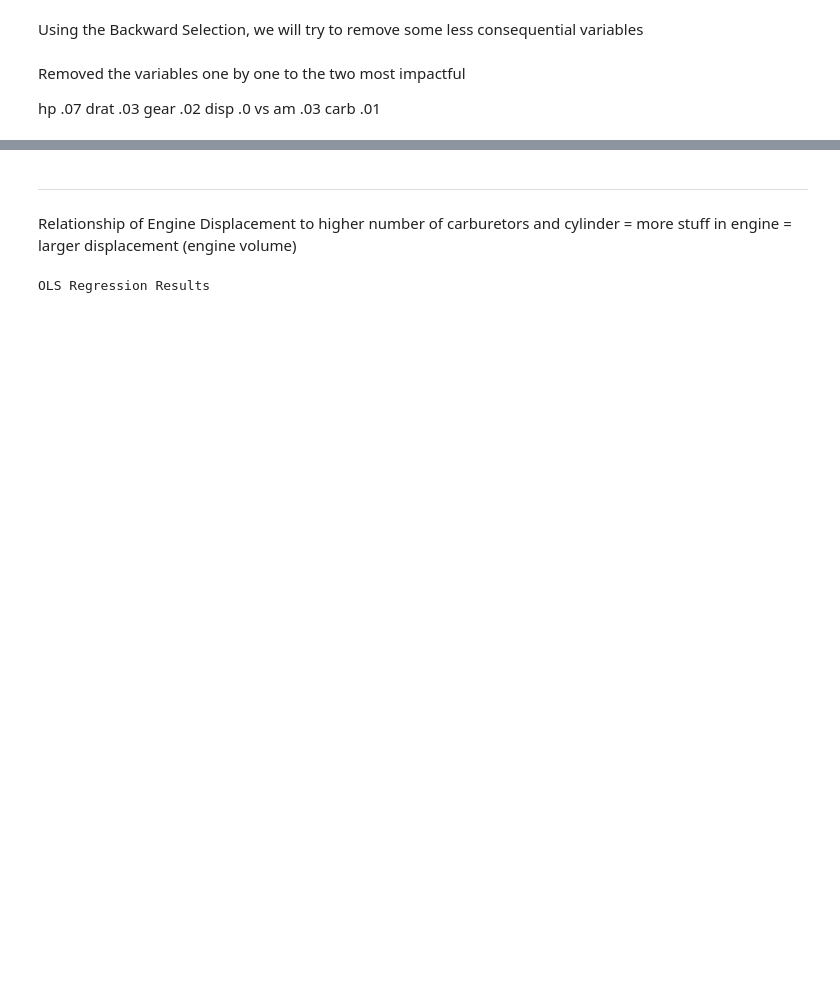
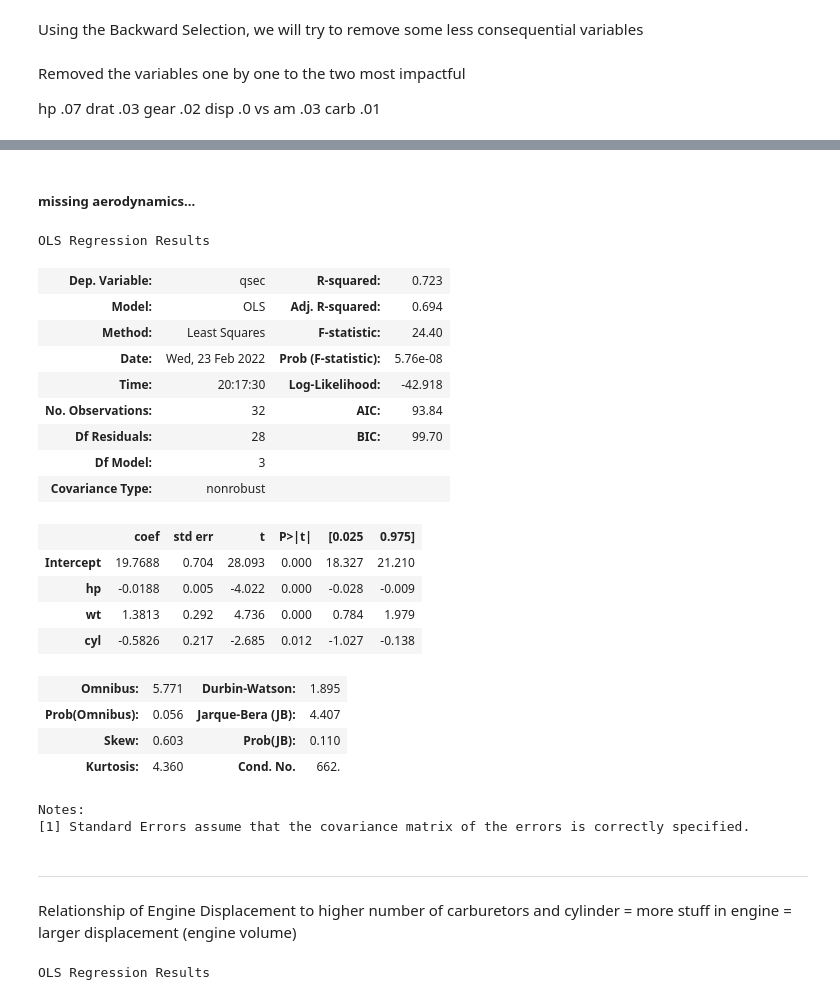
Before and after one commit to code4journalism/code4journalism-linear-regression-intro-semerriam, a Jupyter notebook: Merriam-mtcars-linear-regression.ipynb, the cells around one changed output, grey strips where cells are left out. Saved outputs shown, nothing was run; the diff lists cells and outputs as text; code cells hidden in the pictures; blank space fills up the shorter version.

```diff
--- a/Merriam-mtcars-linear-regression.ipynb
+++ b/Merriam-mtcars-linear-regression.ipynb
@@ -231,3 +349,33 @@ strong multicollinearity or other numerical problems.
+# %% [markdown]
+##### missing aerodynamics...
+# %%
+import statsmodels.formula.api as smf
+
+model = smf.ols("qsec ~ hp + wt  + cyl", data=mtcars)
+results = model.fit()
+results.summary()
+# %% [output]
+OLS Regression Results
+| Dep. Variable: | qsec | R-squared: | 0.723 |
+| Model: | OLS | Adj. R-squared: | 0.694 |
+| Method: | Least Squares | F-statistic: | 24.40 |
+| Date: | Wed, 23 Feb 2022 | Prob (F-statistic): | 5.76e-08 |
+| Time: | 20:17:30 | Log-Likelihood: | -42.918 |
+| No. Observations: | 32 | AIC: | 93.84 |
+| Df Residuals: | 28 | BIC: | 99.70 |
+| Df Model: | 3 |  |  |
+| Covariance Type: | nonrobust |  |  |
+|  | coef | std err | t | P>|t| | [0.025 | 0.975] |
+| Intercept | 19.7688 | 0.704 | 28.093 | 0.000 | 18.327 | 21.210 |
+| hp | -0.0188 | 0.005 | -4.022 | 0.000 | -0.028 | -0.009 |
+| wt | 1.3813 | 0.292 | 4.736 | 0.000 | 0.784 | 1.979 |
+| cyl | -0.5826 | 0.217 | -2.685 | 0.012 | -1.027 | -0.138 |
+| Omnibus: | 5.771 | Durbin-Watson: | 1.895 |
+| Prob(Omnibus): | 0.056 | Jarque-Bera (JB): | 4.407 |
+| Skew: | 0.603 | Prob(JB): | 0.110 |
+| Kurtosis: | 4.360 | Cond. No. | 662. |
+Notes:
+[1] Standard Errors assume that the covariance matrix of the errors is correctly specified.
 # %% [markdown]
 -----
 # %% [markdown]
```
Also changed, not shown: parts of 13 cells of this notebook, 1 other file.
